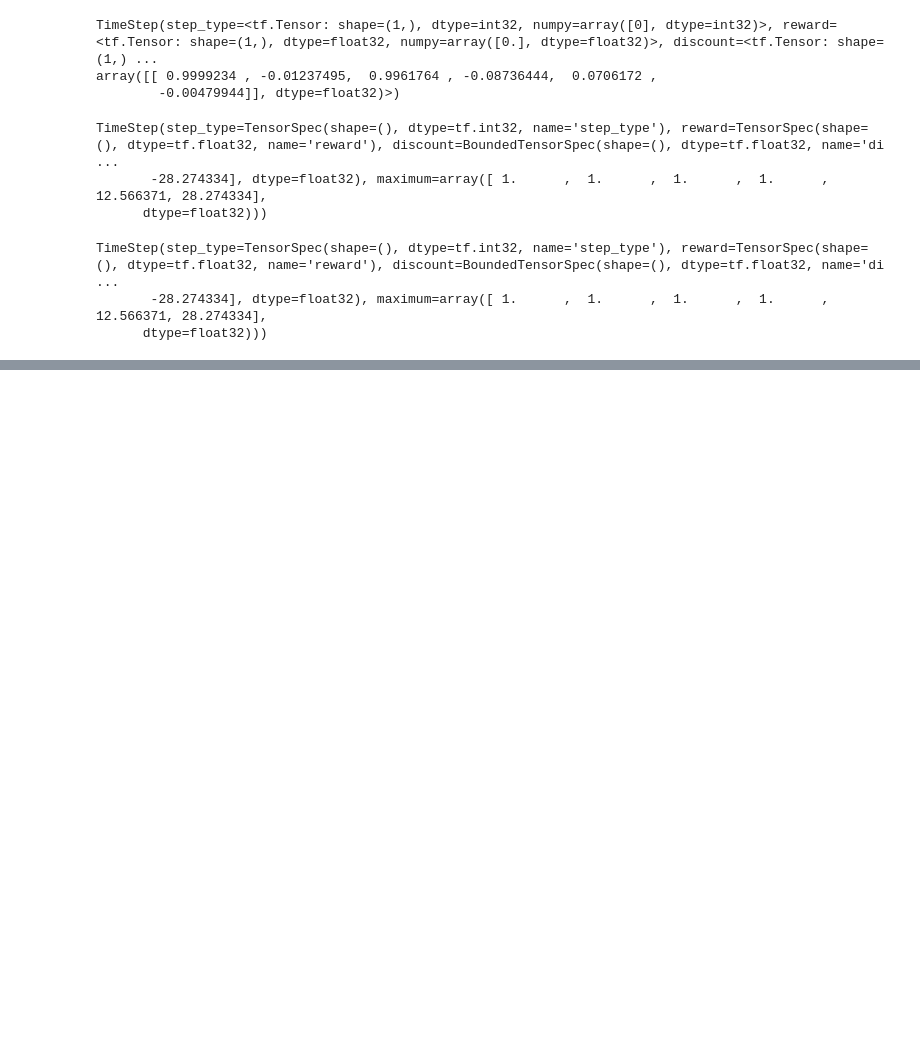
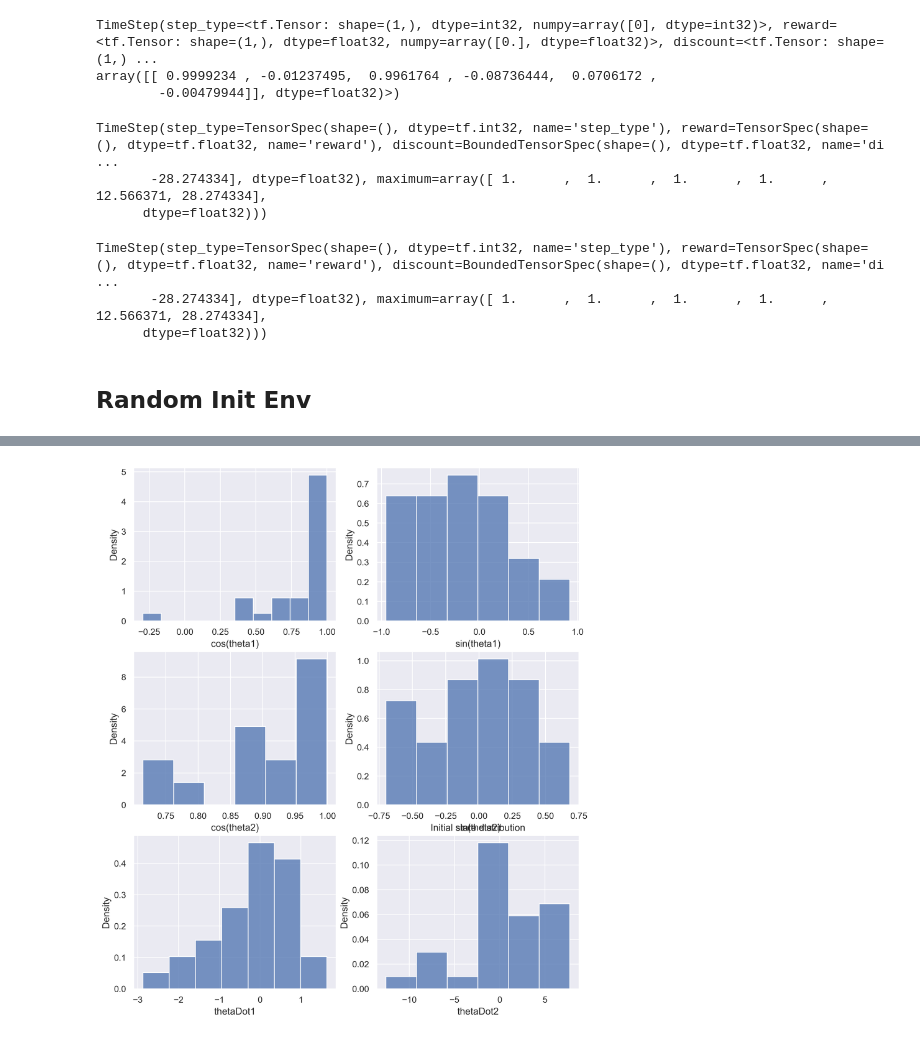
Before and after one commit to florentdelgrange/vae_mdp, a Jupyter notebook: reinforcement_learning/env-notebooks/Acrobot-v1.ipynb, the cells around one changed output, grey strips where cells are left out. Cells and saved outputs as stored; diff of their text form; code cells hidden in the pictures; blank space fills up the shorter version.

```diff
--- a/reinforcement_learning/env-notebooks/Acrobot-v1.ipynb
+++ b/reinforcement_learning/env-notebooks/Acrobot-v1.ipynb
@@ -202,3 +196,80 @@ ts.TimeStep(
 TimeStep(step_type=TensorSpec(shape=(), dtype=tf.int32, name='step_type'), reward=TensorSpec(shape=(), dtype=tf.float32, name='reward'), discount=BoundedTensorSpec(shape=(), dtype=tf.float32, name='di ...
        -28.274334], dtype=float32), maximum=array([ 1.      ,  1.      ,  1.      ,  1.      , 12.566371, 28.274334],
       dtype=float32)))
+# %% [markdown]
+## Random Init Env
+# %%
+importlib.reload(acrobot)
+import seaborn as sns
+sns.set(rc={"figure.dpi":150, 'savefig.dpi':300})
+sns.set_context('notebook')
+
+import matplotlib.pyplot as plt
+
+import numpy as np
+import pandas as pd
+
+from IPython.display import set_matplotlib_formats
+set_matplotlib_formats('retina')
+
+
+py_env = suite_gym.load('AcrobotRandomInit-v1')
+py_env.reset()
+tf_env = tf_py_environment.TFPyEnvironment(py_env)
+
+NUM_EPISODES_TEST = 30
+RUN_RANDOM_POLICY_DRIVER = False
+RENDER = False
+
+initial_states = None
+
+def gather_initial_states(trajectory):
+    if trajectory.is_first():
+        global initial_states
+        if initial_states is None:
+            initial_states = trajectory.observation
+        else:
+            initial_states = np.concatenate([initial_states, trajectory.observation], axis=0)
+
+reward_metric = tf_metrics.AverageReturnMetric()
+sac_policy_dir = '../saves/Acrobot-v1/dqn_policy'
+saved_policy = SavedTFPolicy(sac_policy_dir)
+if RUN_RANDOM_POLICY_DRIVER:
+    dynamic_episode_driver.DynamicEpisodeDriver(
+        tf_env,
+        tf_agents.policies.random_tf_policy.RandomTFPolicy(tf_env.time_step_spec(), tf_env.action_spec()),
+        # saved_policy,
+        num_episodes=NUM_EPISODES_TEST,
+        observers=[
+            lambda _: py_env.render(mode='human'),
+            reward_metric,
+        ]).run()
+
+    print(reward_metric.result())
+
+dynamic_episode_driver.DynamicEpisodeDriver(
+    tf_env,
+    # tf_agents.policies.random_tf_policy.RandomTFPolicy(tf_env.time_step_spec(), tf_env.action_spec()),
+    saved_policy,
+    num_episodes=NUM_EPISODES_TEST,
+    observers=[
+        lambda _: py_env.render(mode='human') if RENDER else None,
+        reward_metric,
+        gather_initial_states,
+    ]).run()
+
+print(reward_metric.result())
+
+tf_env.close()
+
+columns=['cos(theta1)', 'sin(theta1)', 'cos(theta2)', 'sin(theta2)', 'thetaDot1', 'thetaDot2']
+df = pd.DataFrame(
+    initial_states,
+    columns=columns)
+figure, axs = plt.subplots(3, 2, figsize=(10, 12))#, sharey=True)
+axs = axs.flatten()
+for i, col_name in enumerate(columns):
+    _ = sns.histplot(df, x=col_name, stat='density', ax=axs[i])
+
+plt.show()
+# %% [output]
@@ -204,0 +278 @@ TimeStep(step_type=TensorSpec(shape=(), dtype=tf.int32, name='step_type'), rewar
+[figure, added]
```
Also changed, not shown: parts of 7 cells of this notebook.
